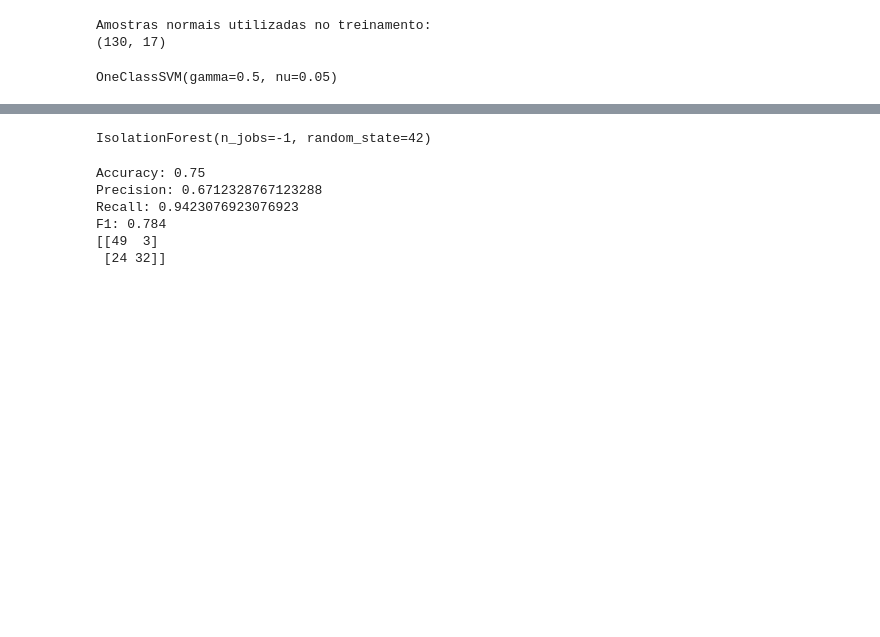
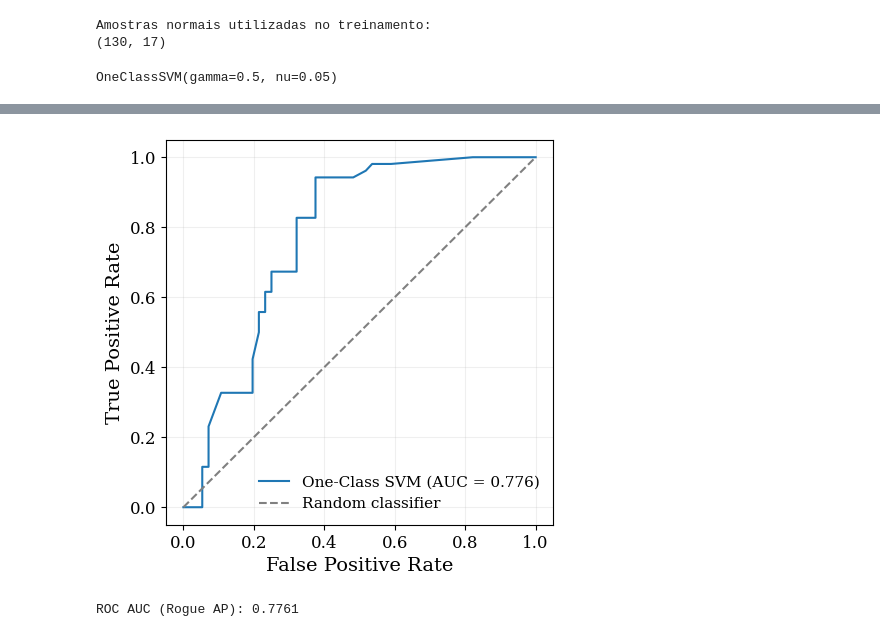
Before and after one commit to andreluizsp/rogueap, a Jupyter notebook: RogueOneClass.ipynb, the cells around one changed output, grey strips where cells are left out. Saved outputs shown, nothing was run; the diff lists cells and outputs as text; code cells hidden in the pictures; blank space fills up the shorter version.

```diff
--- a/RogueOneClass.ipynb
+++ b/RogueOneClass.ipynb
@@ -205,31 +176,30 @@ PR-AUC : 0.6764
-# %%
-# Teste dom Isolation Forest
-from sklearn.ensemble import IsolationForest
-
-# Treina somente com amostras normais
-model_if = IsolationForest(
-    n_estimators=100,
-    contamination='auto',
-    max_samples='auto',
-    random_state=42,
-    n_jobs=-1
-)
-
-model_if.fit(X_train_normal)
-# %% [output]
-IsolationForest(n_jobs=-1, random_state=42)
-# %%
-preds = model_if.predict(X_test)
-
-print("Accuracy:",accuracy_score(y_test, preds))
-print("Precision:",precision_score(y_test, preds, pos_label=-1))
-print("Recall:",recall_score(y_test, preds, pos_label=-1))
-print("F1:",f1_score(y_test, preds, pos_label=-1))
-print(confusion_matrix(y_test, preds))
-# %% [output]
-Accuracy: 0.75
-Precision: 0.6712328767123288
-Recall: 0.9423076923076923
-F1: 0.784
-[[49  3]
- [24 32]]
+# %%
+
+from sklearn.metrics import roc_curve, auc
+rogue_scores = -test_scores
+
+svm_fpr, svm_tpr, thresholds = roc_curve(y_test,rogue_scores,pos_label=ROGUE_LABEL)
+auc_svm = auc(svm_fpr, svm_tpr)
+plt.figure(figsize=(5, 5), dpi=100)
+
+plt.plot(svm_fpr,svm_tpr,linestyle='-',label=f'One-Class SVM (AUC = {auc_svm:.3f})')
+plt.plot([0, 1], [0, 1],linestyle='--',color='gray',label='Random classifier')
+
+plt.xlabel('False Positive Rate', size=14)
+plt.ylabel('True Positive Rate', size=14)
+
+plt.rcParams['font.family'] = 'serif'
+plt.rcParams['font.serif'] = ['Times New Roman'] + plt.rcParams['font.serif']
+
+plt.legend(loc='lower right',fontsize=11,frameon=False)
+
+plt.yticks(size=12)
+plt.xticks(size=12)
+plt.grid(alpha=0.2)
+
+plt.savefig("ROCSVM.pdf",format="pdf",bbox_inches="tight")
+plt.show()
+print(f"ROC AUC (Rogue AP): {auc_svm:.4f}")
+# %% [output]
+[figure, added]
+ROC AUC (Rogue AP): 0.7761
```
Also changed, not shown: parts of 11 cells of this notebook.
